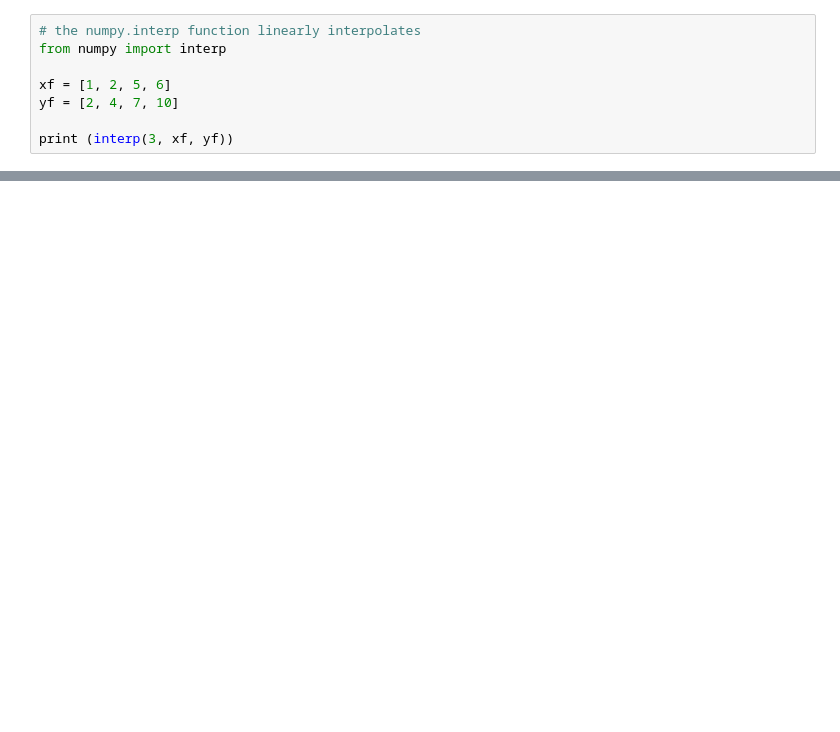
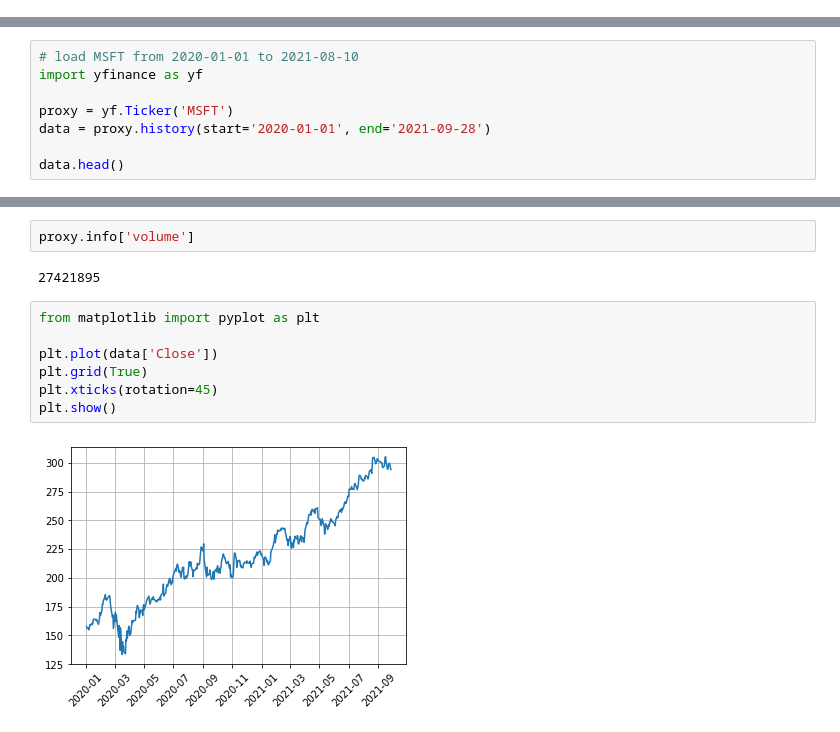
Before and after one commit to matteosan1/finance_course, a Jupyter notebook: lessons_2021/lesson1/lesson1.ipynb, the cells around one changed output, grey strips where cells are left out. Saved outputs shown, nothing was run; the diff lists cells and outputs as text; blank space fills up the shorter version.

```diff
--- a/lessons_2021/lesson1/lesson1.ipynb
+++ b/lessons_2021/lesson1/lesson1.ipynb
@@ -185,8 +0,0 @@ Instead of reinventing the wheel and perform the interpolation with our own code
-# %%
-# the numpy.interp function linearly interpolates
-from numpy import interp
-
-xf = [1, 2, 5, 6]
-yf = [2, 4, 7, 10]
-
-print (interp(3, xf, yf))
@@ -350,0 +64,8 @@ NPV pre 2008: 0.01593
+# %%
+# load MSFT from 2020-01-01 to 2021-08-10
+import yfinance as yf
+
+proxy = yf.Ticker('MSFT')
+data = proxy.history(start='2020-01-01', end='2021-09-28')
+
+data.head()
@@ -350,0 +101,13 @@ NPV pre 2008: 0.01593
+# %%
+proxy.info['volume']
+# %% [output]
+27421895
+# %%
+from matplotlib import pyplot as plt
+
+plt.plot(data['Close'])
+plt.grid(True)
+plt.xticks(rotation=45)
+plt.show()
+# %% [output]
+[figure, added]
```
Also changed, not shown: parts of 76 cells of this notebook, 46 other files.
